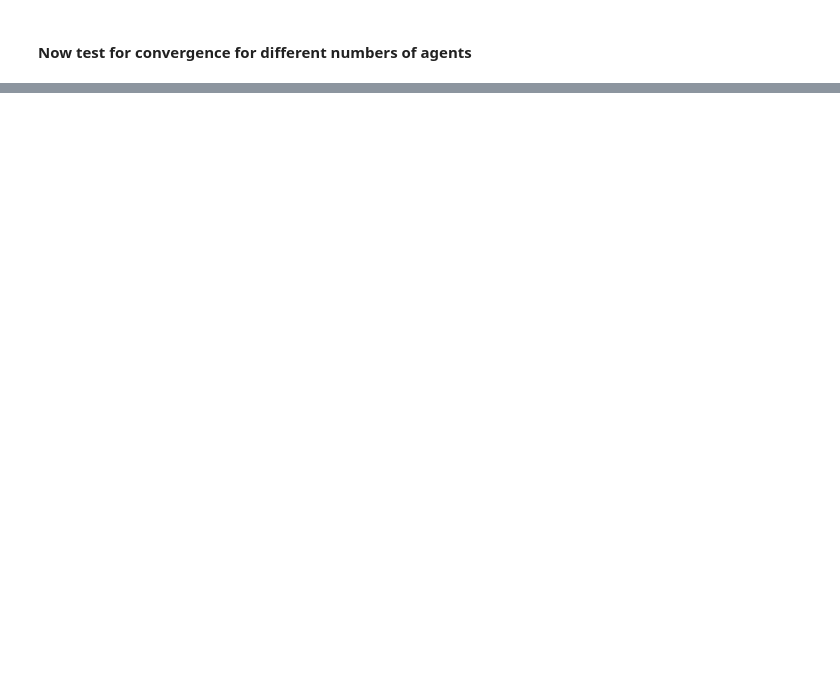
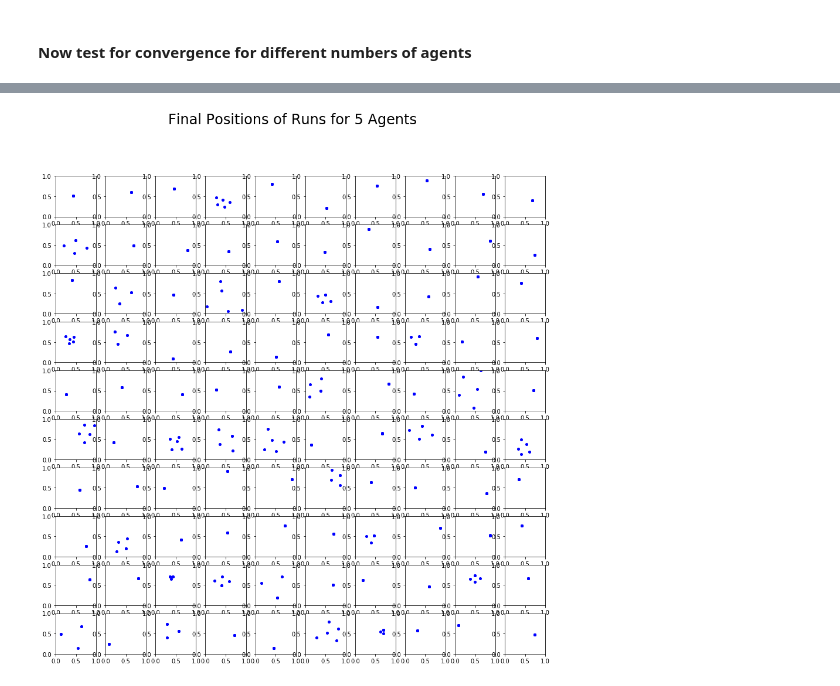
Before and after one commit to liminal-learner/Chaos, a Jupyter notebook: notebooks/Chaos.ipynb, the cells around one changed output, grey strips where cells are left out. Saved outputs shown, nothing was run; the diff lists cells and outputs as text; code cells hidden in the pictures; blank space fills up the shorter version.

```diff
--- a/notebooks/Chaos.ipynb
+++ b/notebooks/Chaos.ipynb
@@ -11,3 +23,18 @@ import unittest
+# %%
+def plot_tableau(sim_record, n_agents):
+    data_to_plot = sim_record.loc[sim_record['Number of Agents'] == n_agents]
+
+    fig, ax = plt.subplots(nrows = 10, ncols = 10, figsize=(15, 15))
+    ax = ax.reshape(-1)
+    # 100 should be the right number of simulations, but only plot 100 regardless:
+    for simulation in range(0, 100):
+            ax[simulation].plot(data_to_plot['X Final'].iloc[simulation], data_to_plot['Y Final'].iloc[simulation], 'b.')
+            ax[simulation].set_aspect('equal')
+            ax[simulation].set_xlim(0, 1)
+            ax[simulation].set_ylim(0, 1)
+    fig.suptitle('Final Positions of Runs for {} Agents'.format(n_agents), fontsize=24)
+
+    plt.show()
 # %% [markdown]
 # Chaos
 
@@ -235,0 +245,4 @@ with open('results/Runs.csv','w+') as fs:
+# %%
+plot_tableau(sim_record, 5)
+# %% [output]
+[figure, added]
```
Also changed, not shown: parts of 19 cells of this notebook.
